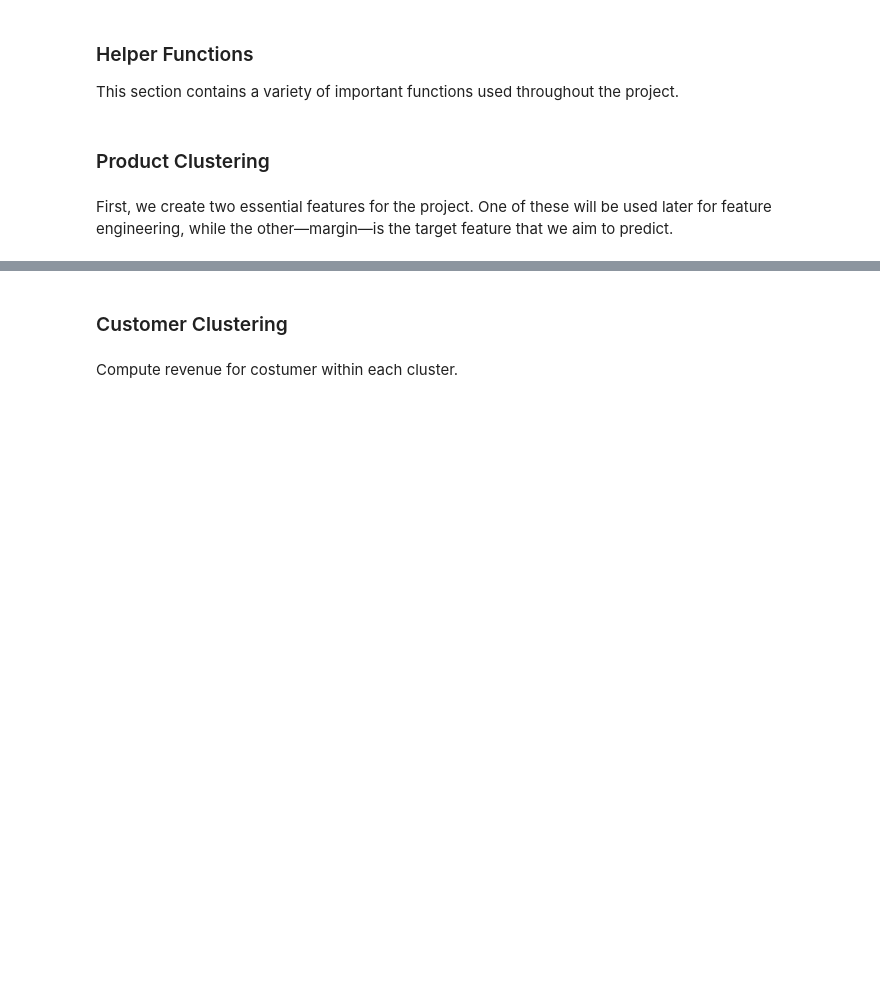
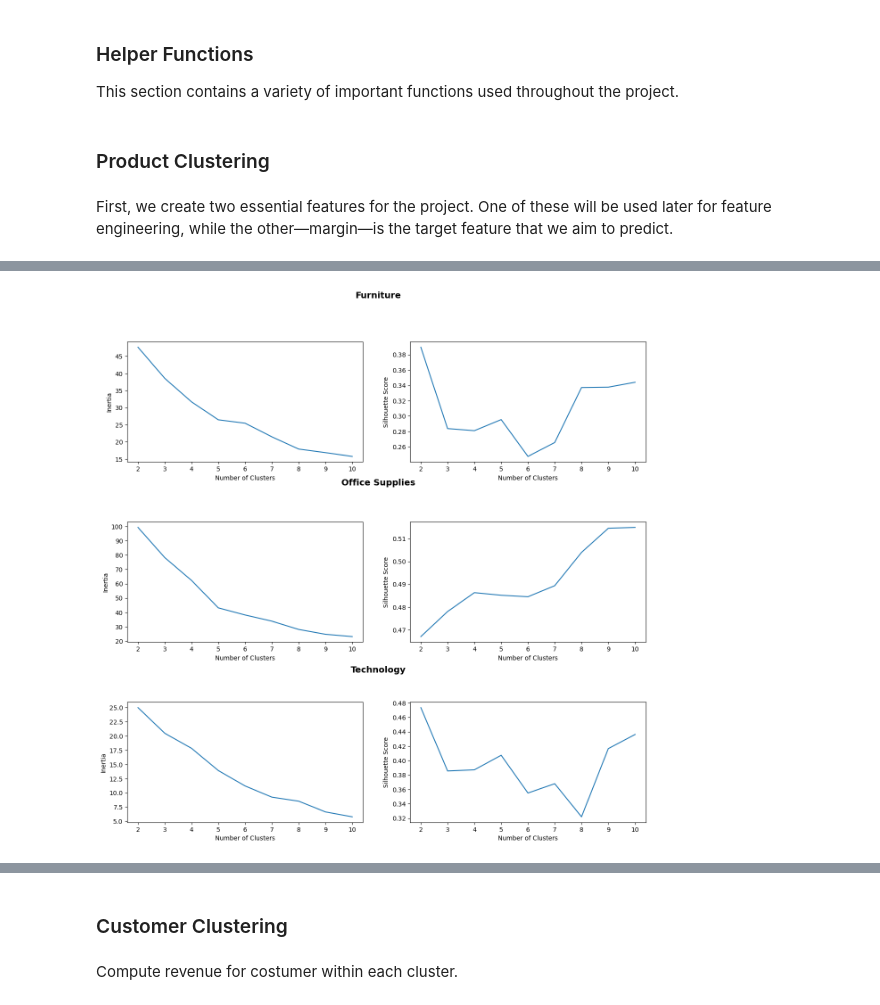
Before and after one commit to CogitoNTNU/CogitoXInfor-h24, a Jupyter notebook: HermanNotebook.ipynb, the cells around one changed output, grey strips where cells are left out. Cells and saved outputs as stored; diff of their text form; code cells hidden in the pictures; blank space fills up the shorter version.

```diff
--- a/HermanNotebook.ipynb
+++ b/HermanNotebook.ipynb
@@ -57,6 +57,7 @@ def split_data(feature, data):
 
     for c in categories:
         df = data[data[feature] == c]
+        df = df.set_index("RowID")
         dataframes[c] = df
 
     return dataframes
@@ -118,21 +120,27 @@ def add_total_cost_for_product(dataframe):
 # %%
-def feature_engineering(dataframes : dict):
+def feature_engineering_preprocessing(dataframes : dict, scaler) -> dict:
     '''
     The function applies multiple feature engineerings steps to each dataframe in the input dictionary.
 
     It then returns a dictionary with the engineered dataframes.
     '''
 
-    engineered_data = {}
+    result = {}
 
     for category in dataframes.keys():
         df = dataframes[category].copy()
-        df = add_average_margin_feature(df)
-        df = add_average_cost_per_unit_feature(df)
-        df = add_average_sales_in_past_per_product(12, df)
+
         df = number_of_orders_per_product(df)
         df = add_total_sales_for_product(df)
         df = add_total_cost_for_product(df)
-        engineered_data[category] = df
+        df = add_average_margin_feature(df)
 
-    return engineered_data
+        original_index = df.index
+
+        features = ["TotalCost", "TotalSales", "NumberOfOrders", "MeanMargin"]
+        df = scaler.fit_transform(df[features])
+        df = pd.DataFrame(data = df, columns = scaler.get_feature_names_out(), index = original_index)
+        result[category] = df
+
+
+    return result
@@ -271,2 +237,0 @@ dict_keys(['Furniture', 'Office Supplies', 'Technology'])
-# %%
-data = feature_engineering(grouped_dataframes)
@@ -313,0 +238,6 @@ def cluster_product_data(dataframes_scaled : dict, num_clusters : dict):
+# %%
+# Conduct feature engineering and then scales the data so its ready to be fed into the KMeans algorithm.
+scaler = MinMaxScaler()
+grouped_dataframes = split_data("Category", data)
+#grouped_dataframes = {"All" : data}
+data = feature_engineering_preprocessing(grouped_dataframes, scaler)
@@ -314 +253,6 @@ def cluster_product_data(dataframes_scaled : dict, num_clusters : dict):
+# %%
+# Use the plots to identify which k is best to use for each category.
+find_optimal_k(data)
+# %% [output]
+[figure, added]
 # %%
```
Also changed, not shown: parts of 31 cells of this notebook.
